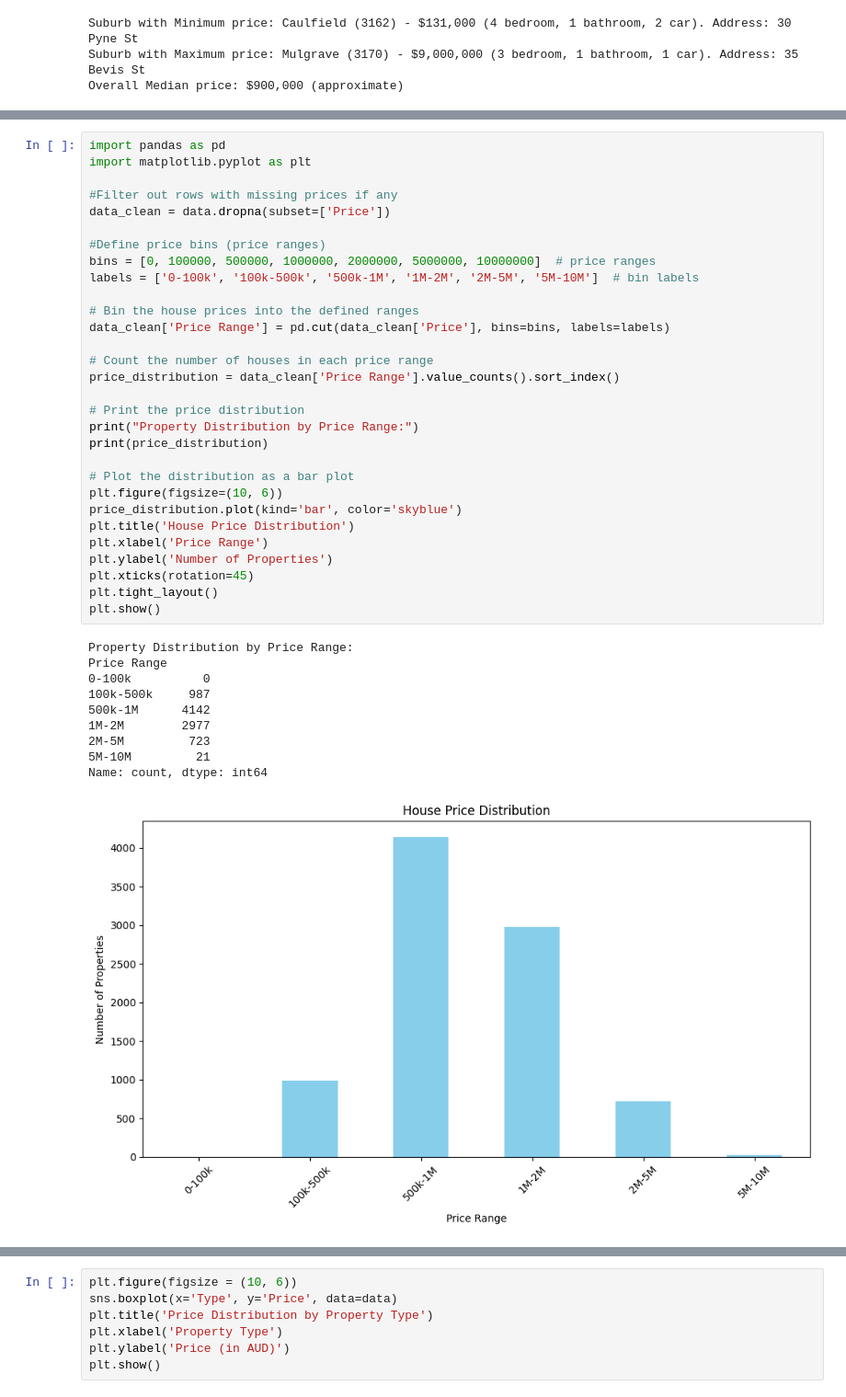
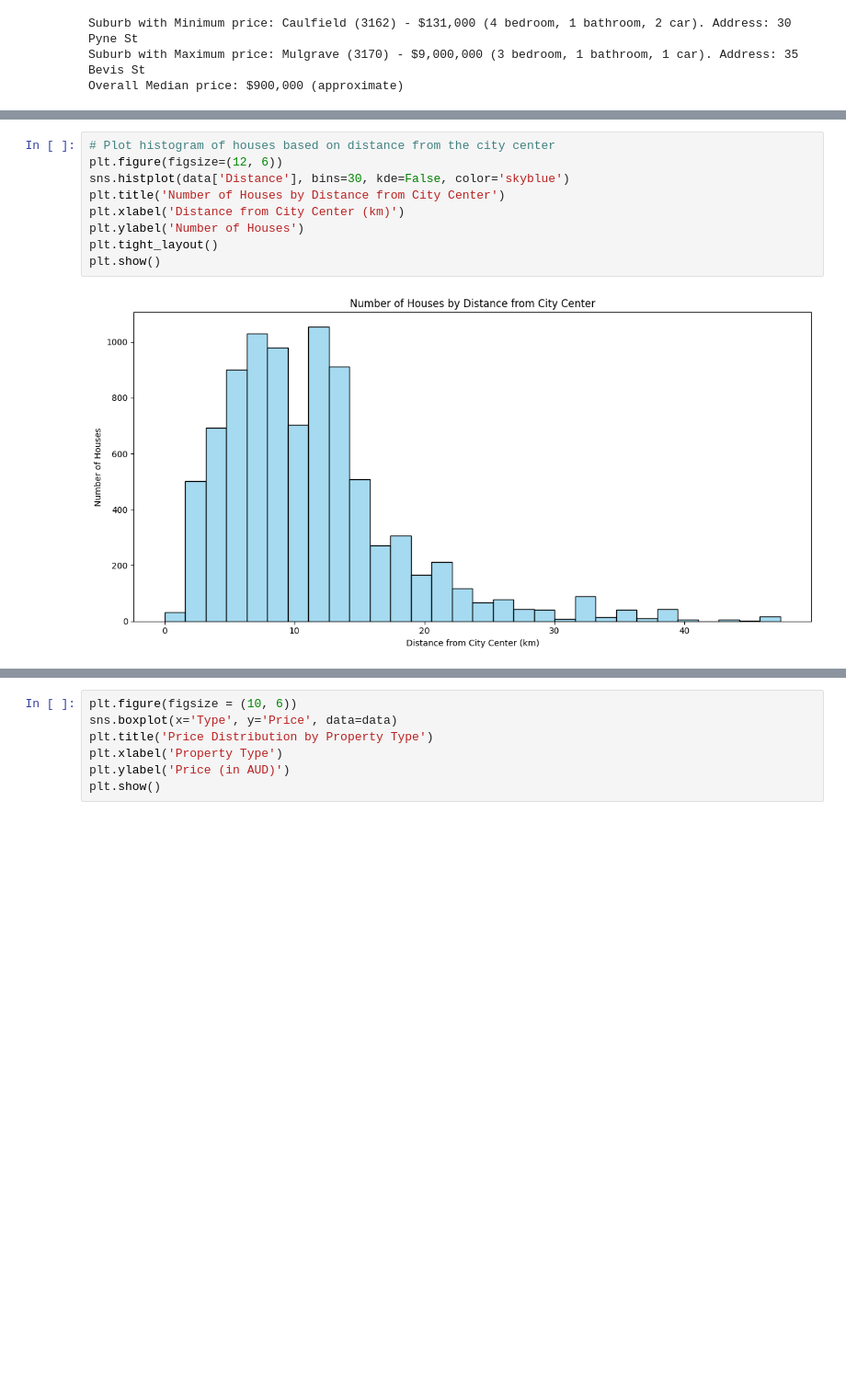
Before and after one commit to eightteababi/Melbourne_Houses_Dataset, a Jupyter notebook: Melbourne Housing Analysis and Models.ipynb, the cells around one changed output, grey strips where cells are left out. Shown at 92% size. Drawn from its saved outputs; the diff is of its cells as text; blank space fills up the shorter version.

```diff
--- a/Melbourne Housing Analysis and Models.ipynb
+++ b/Melbourne Housing Analysis and Models.ipynb
@@ -463,43 +463,13 @@ The house with the lowest price in Hampton Park (3976) is: 6 The Mews (400000 AU
 The house with the highest price in Cranbourne (3977) is: 29 Earlston Cct (910500 AUD), which has 4 bedrooms, 2 bathrooms, 3 car spots, and a size of 200.00 sqm.
 The house with the lowest price in Cranbourne North (3977) is: 13 Cumquat Ct (500000 AUD), which has 4 bedrooms, 2 bathrooms, 0 car spots, with a size of 149.00 sqm.
 # %%
-import pandas as pd
-import matplotlib.pyplot as plt
-
-#Filter out rows with missing prices if any
-data_clean = data.dropna(subset=['Price'])
-
-#Define price bins (price ranges)
-bins = [0, 100000, 500000, 1000000, 2000000, 5000000, 10000000]  # price ranges
-labels = ['0-100k', '100k-500k', '500k-1M', '1M-2M', '2M-5M', '5M-10M']  # bin labels
-
-# Bin the house prices into the defined ranges
-data_clean['Price Range'] = pd.cut(data_clean['Price'], bins=bins, labels=labels)
-
-# Count the number of houses in each price range
-price_distribution = data_clean['Price Range'].value_counts().sort_index()
-
-# Print the price distribution
-print("Property Distribution by Price Range:")
-print(price_distribution)
-
-# Plot the distribution as a bar plot
-plt.figure(figsize=(10, 6))
-price_distribution.plot(kind='bar', color='skyblue')
-plt.title('House Price Distribution')
-plt.xlabel('Price Range')
-plt.ylabel('Number of Properties')
-plt.xticks(rotation=45)
+# Plot histogram of houses based on distance from the city center
+plt.figure(figsize=(12, 6))
+sns.histplot(data['Distance'], bins=30, kde=False, color='skyblue')
+plt.title('Number of Houses by Distance from City Center')
+plt.xlabel('Distance from City Center (km)')
+plt.ylabel('Number of Houses')
 plt.tight_layout()
 plt.show()
 # %% [output]
-Property Distribution by Price Range:
-Price Range
-0-100k          0
-100k-500k     987
-500k-1M      4142
-1M-2M        2977
-2M-5M         723
-5M-10M         21
-Name: count, dtype: int64
-[figure, old version]
+[figure, new version]
```
Also changed, not shown: parts of 29 cells of this notebook.
